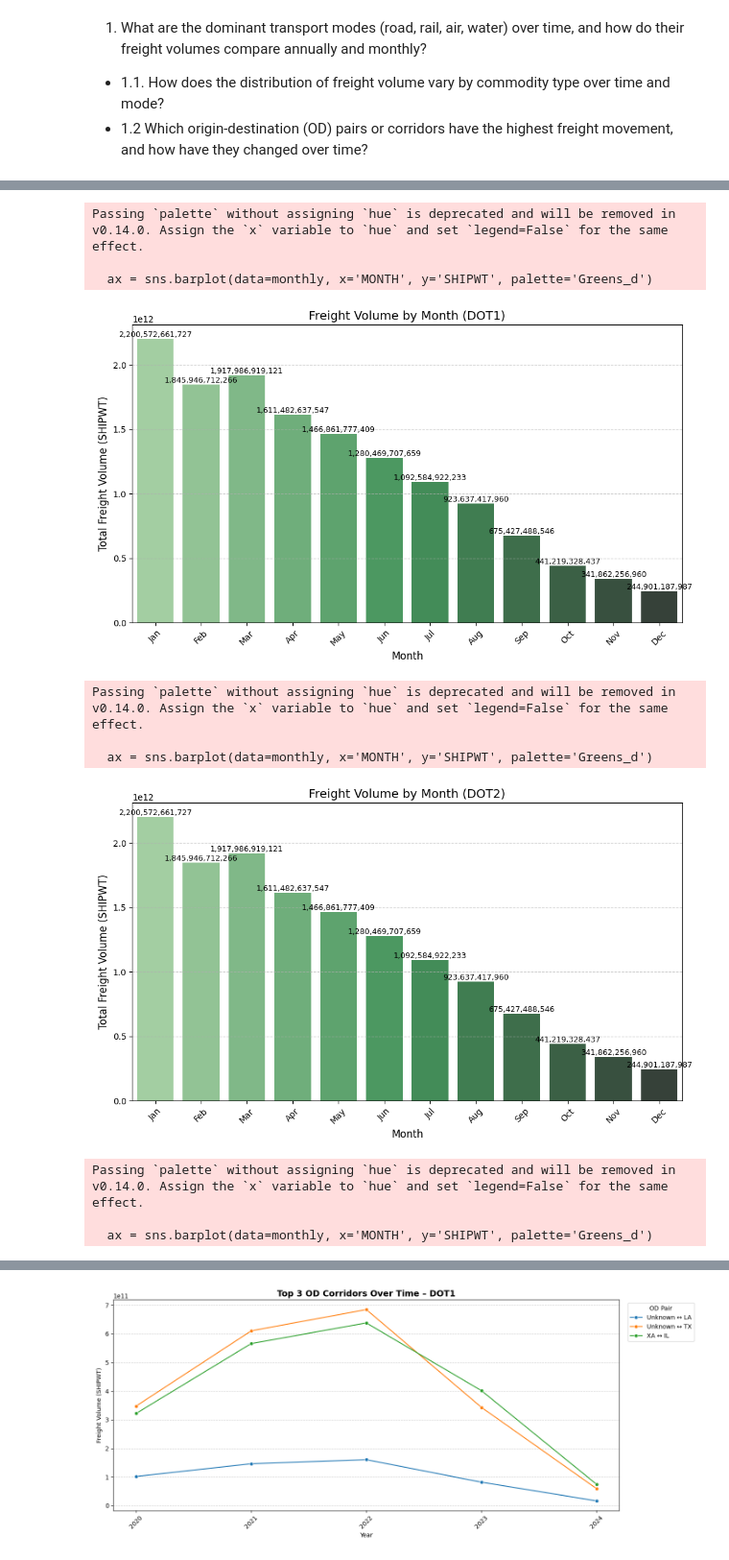
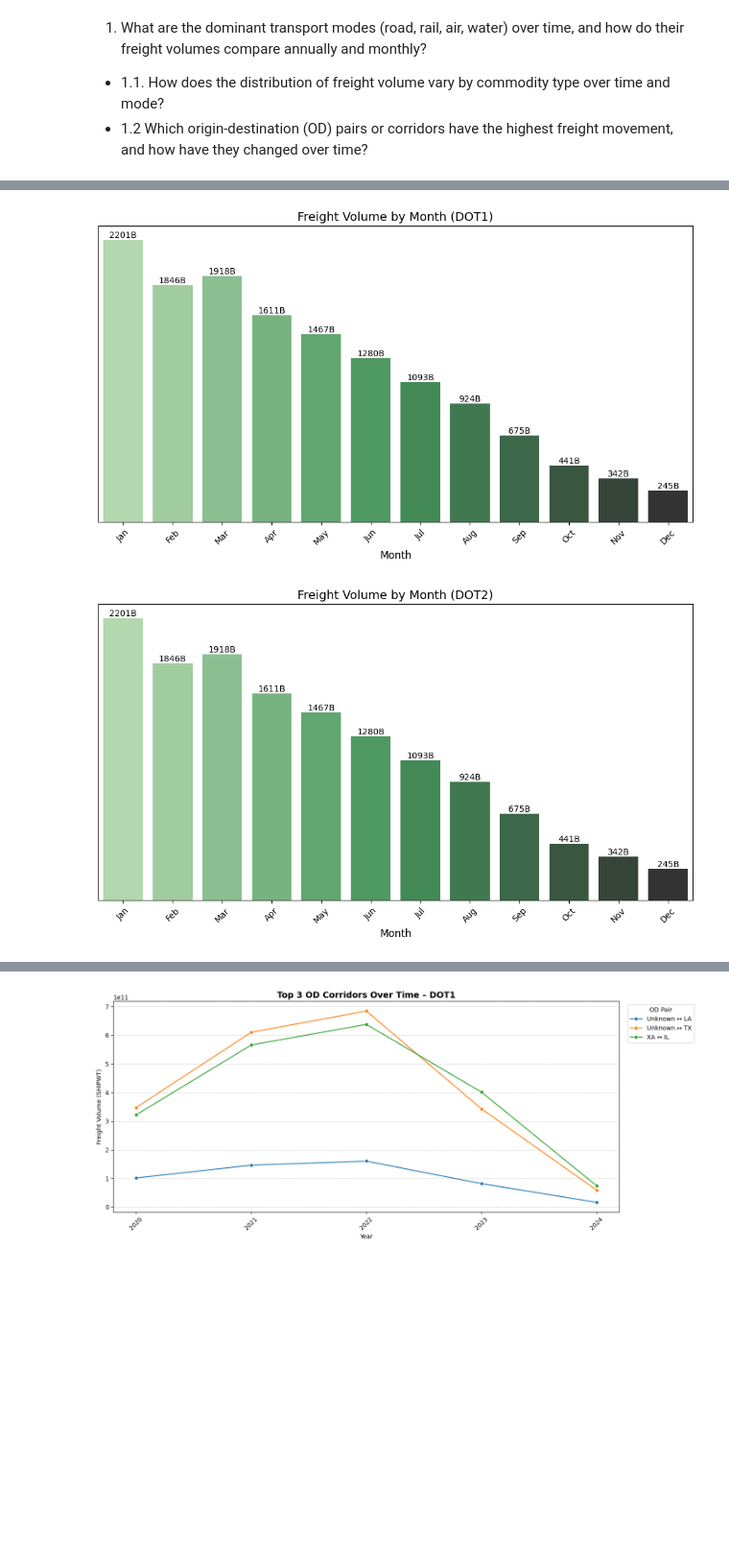
Before and after one commit to MillicentAgyir/transborder-freight-analysis, a Jupyter notebook: Answering Business Questions.ipynb, the cells around one changed output, grey strips where cells are left out. Shown at 96% size. Cells and saved outputs as stored; diff of their text form; code cells hidden in the pictures; blank space fills up the shorter version.

Commit message:
Modified Graphs /Plots
Made corrections to the plots so they are clear and visually appealing

```diff
--- a/Answering Business Questions.ipynb
+++ b/Answering Business Questions.ipynb
@@ -52,54 +60,64 @@ Passing `palette` without assigning `hue` is deprecated and will be removed in v
 import pandas as pd
 import matplotlib.pyplot as plt
 import seaborn as sns
+
+def format_large_number(num):
+    """Formats numbers into human-readable format like 3M, 40B."""
+    if num >= 1e9:
+        return f'{num / 1e9:.0f}B'
+    elif num >= 1e6:
+        return f'{num / 1e6:.0f}M'
+    elif num >= 1e3:
+        return f'{num / 1e3:.0f}K'
+    else:
+        return str(int(num))
 
 def plot_freight_volume_by_month(file, title):
     # Load only necessary columns
     data = pd.read_csv(file, usecols=['MONTH', 'SHIPWT'], low_memory=False)
     data = data.dropna(subset=['MONTH', 'SHIPWT'])
 
     # Ensure proper types
     data['MONTH'] = data['MONTH'].astype(int)
     data['SHIPWT'] = pd.to_numeric(data['SHIPWT'], errors='coerce')
     data = data.dropna()
 
     # Group and aggregate
     monthly = data.groupby('MONTH')['SHIPWT'].sum().reset_index()
 
     # Plot
     plt.figure(figsize=(10, 6))
-    ax = sns.barplot(data=monthly, x='MONTH', y='SHIPWT', palette='Greens_d')
+    ax = sns.barplot(data=monthly, x='MONTH', y='SHIPWT', hue='MONTH', palette='Greens_d', legend=False)
 
-    # Add data labels on each bar
+    # Add human-readable data labels
     for p in ax.patches:
         height = p.get_height()
-        ax.annotate(f'{height:,.0f}',  # no decimals, commas
+        label = format_large_number(height)
+        ax.annotate(label,
                     (p.get_x() + p.get_width() / 2, height),
-                    ha='center', va='bottom', fontsize=9, color='black')
+                    ha='center', va='bottom', fontsize=10, color='black')
 
+    # Remove y-axis ticks and label
+    ax.set_yticks([])
+    ax.set_ylabel('')  # remove label
+
+    # Custom x-axis labels
     plt.title(f'Freight Volume by Month ({title})', fontsize=14)
     plt.xlabel('Month', fontsize=12)
-    plt.ylabel('Total Freight Volume (SHIPWT)', fontsize=12)
-    plt.xticks(range(0, 12),
-               ['Jan', 'Feb', 'Mar', 'Apr', 'May', 'Jun',
-                'Jul', 'Aug', 'Sep', 'Oct', 'Nov', 'Dec'], rotation=45)
-    plt.grid(axis='y', linestyle='--', alpha=0.6)
+    plt.xticks(
+        range(0, 12),
+        ['Jan', 'Feb', 'Mar', 'Apr', 'May', 'Jun',
+         'Jul', 'Aug', 'Sep', 'Oct', 'Nov', 'Dec'],
+        rotation=45
+    )
+    plt.grid(axis='y', linestyle='--', alpha=0.3)
     plt.tight_layout()
     plt.show()
 
-# Apply to all three datasets
+# Run on all three datasets
 plot_freight_volume_by_month('deduped_dot1.csv', 'DOT1')
 plot_freight_volume_by_month('deduped_dot2.csv', 'DOT2')
 plot_freight_volume_by_month('deduped_dot3.csv', 'DOT3')
 # %% [output]
-Passing `palette` without assigning `hue` is deprecated and will be removed in v0.14.0. Assign the `x` variable to `hue` and set `legend=False` for the same effect.
-
-  ax = sns.barplot(data=monthly, x='MONTH', y='SHIPWT', palette='Greens_d')
-[figure, old version]
+[figure, new version]
-Passing `palette` without assigning `hue` is deprecated and will be removed in v0.14.0. Assign the `x` variable to `hue` and set `legend=False` for the same effect.
-
-  ax = sns.barplot(data=monthly, x='MONTH', y='SHIPWT', palette='Greens_d')
-[figure, old version]
+[figure, new version]
-Passing `palette` without assigning `hue` is deprecated and will be removed in v0.14.0. Assign the `x` variable to `hue` and set `legend=False` for the same effect.
-
-  ax = sns.barplot(data=monthly, x='MONTH', y='SHIPWT', palette='Greens_d')
```
Also changed, not shown: parts of 7 cells of this notebook.
